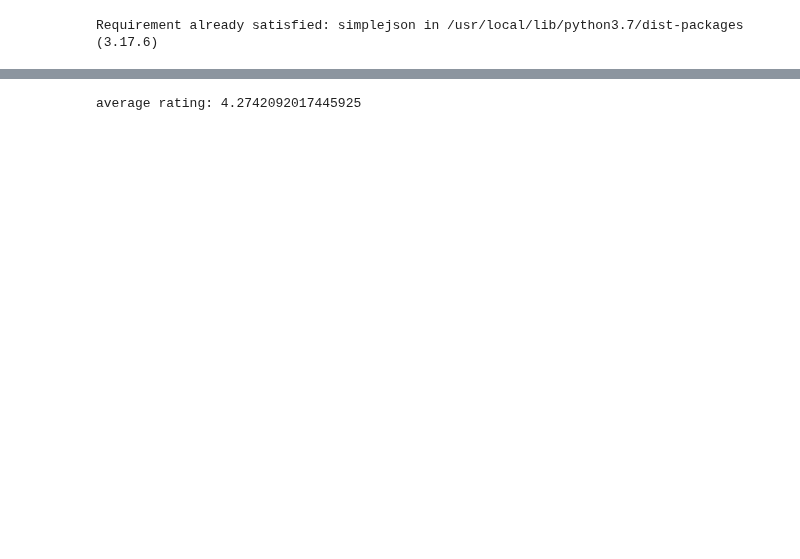
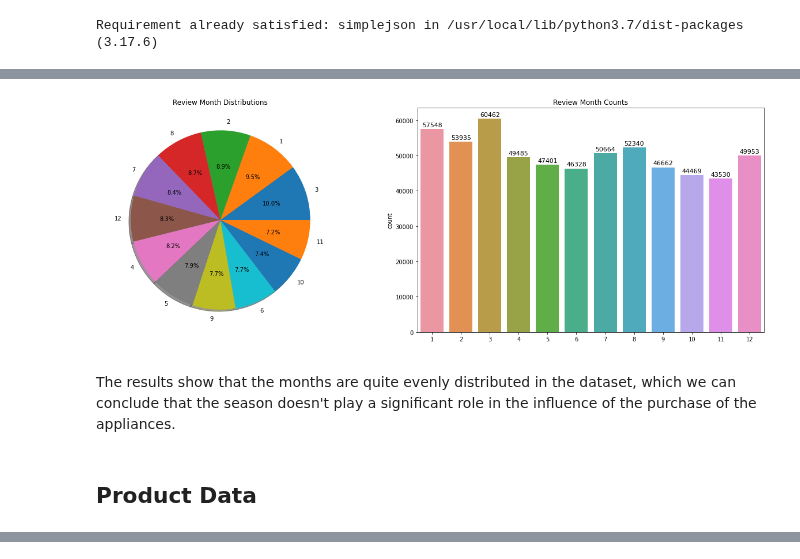
Before and after one commit to DATA-606-SPRING-2022/Jin_DATA606, a Jupyter notebook: ipynb/DATA606_Part1.ipynb, the cells around one changed output, grey strips where cells are left out. Drawn from its saved outputs; the diff is of its cells as text; code cells hidden in the pictures; blank space fills up the shorter version.

```diff
--- a/ipynb/DATA606_Part1.ipynb
+++ b/ipynb/DATA606_Part1.ipynb
@@ -67,3 +278,28 @@ review_df.head(10)
+# %%
+fig, axes = plt.subplots(ncols=2, figsize=(18, 6))
+plt.tight_layout()
+
+review_df['reviewTimeMonth'].value_counts().plot(kind='pie', ax=axes[0], autopct='%.1f%%', shadow=True)
+ax=sns.countplot(x="reviewTimeMonth", data=review_df, ax=axes[1])
+
+for p in ax.patches:
+  ax.annotate("%.f" % p.get_height(), (p.get_x() + p.get_width() / 2., p.get_height()),
+      ha='center', va='center', fontsize=11, xytext=(0, 7),
+      textcoords='offset points')
+
+axes[0].set_title('Review Month Distributions')
+axes[0].set_ylabel(' ')
+
+axes[1].set_title('Review Month Counts')
+axes[1].set_xlabel(' ')
+
+plt.show()
+# %% [output]
+[figure, added]
+# %% [markdown]
+The results show that the months are quite evenly distributed in the dataset, which we can conclude that the season doesn't play a significant role in the influence of the purchase of the appliances.
+# %% [markdown]
+## Product Data
 # %%
 product_df = getDF('/content/meta_Appliances.json.gz?raw=true')
 # %%
@@ -75,7 +311,3 @@ product_df.head(5)
 | 2 | [Appliances, Parts &amp; Accessor... |  | [] |  | The Cigar - Moments of Pleasure | [] |  | The Cigar Book | [] | [>#1,861,816 in Home &amp; Kitche... | ... |
 | 3 | [Appliances, Parts & Accessories] | class="a-keyvalue prodDetTable" r... | [Multi purpost descaler, especial... |  | Caraselle 2X 50G Appliance Descalene | [] |  | Caraselle | [] | [>#1,654,505 in Tools & Home Impr... | ... |
 | 4 | [Appliances, Parts & Accessories,... | class="a-keyvalue prodDetTable" r... | [Full gauge and size beveled-edge... |  | EATON Wiring 39CH-SP-L Arrow Hart... | [] |  | EATON Wiring | [Returns will not be honored on t... | [>#3,066,990 in Tools & Home Impr... | ... |
-# %%
-print('average rating: {}'.format(review_df['overall'].sum() / review_df['overall'].count()))
-# %% [output]
-average rating: 4.2742092017445925
```
Also changed, not shown: parts of 31 cells of this notebook.
